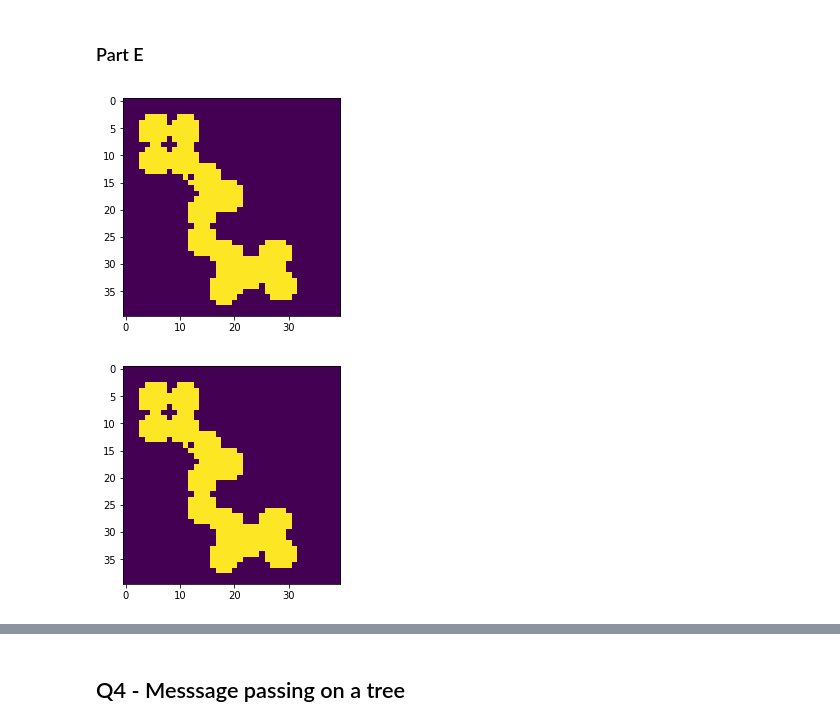
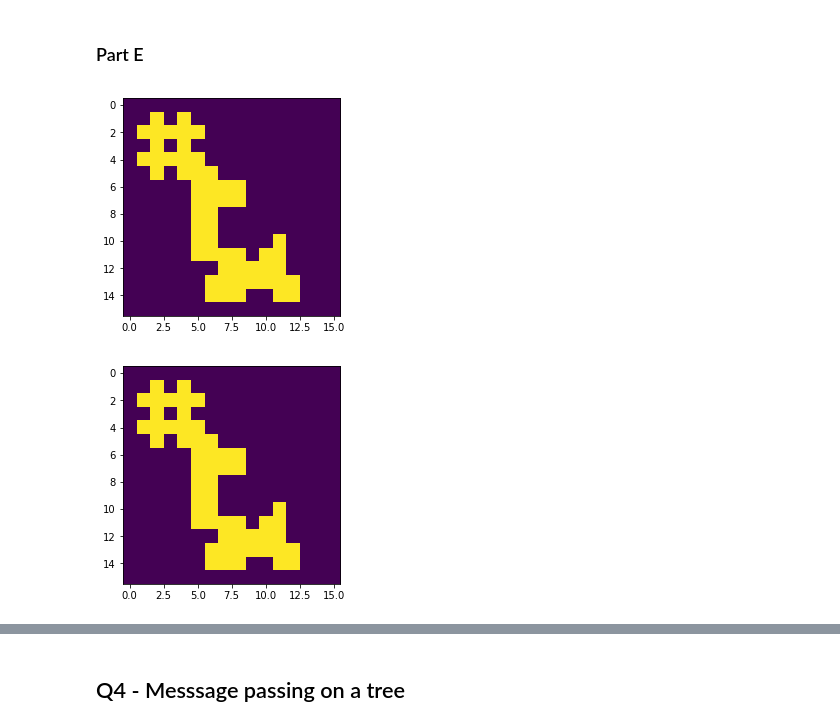
Before and after one commit to nyjgary/probabilistic-graphical-models, a Jupyter notebook: hwk3-bp/belief-propagation.ipynb, the cells around one changed output, grey strips where cells are left out. Cells and saved outputs as stored; diff of their text form; code cells hidden in the pictures.

```diff
--- a/hwk3-bp/belief-propagation.ipynb
+++ b/hwk3-bp/belief-propagation.ipynb
@@ -768,8 +769,8 @@ def encode_img(img_bits, d_v=4, d_c=8):
 
     return encoded, H, Gt
 # %%
-img_bits = load_image('binary-image.png')
+img_bits = load_image('binary-image.png', desired_width=16)
 visualize_image(img_bits)
 # %% [output]
-[figure, old version]
+[figure, new version]
 # %%
@@ -777,5 +778,5 @@ encoded, H, Gt = encode_img(img_bits, d_v=8, d_c=16)
 # %%
-visualize_image(encoded[:1600])
+visualize_image(encoded[:16*16])
 # %% [output]
-[figure, old version]
+[figure, new version]
 # %%
```
Also changed, not shown: parts of 7 cells of this notebook.
